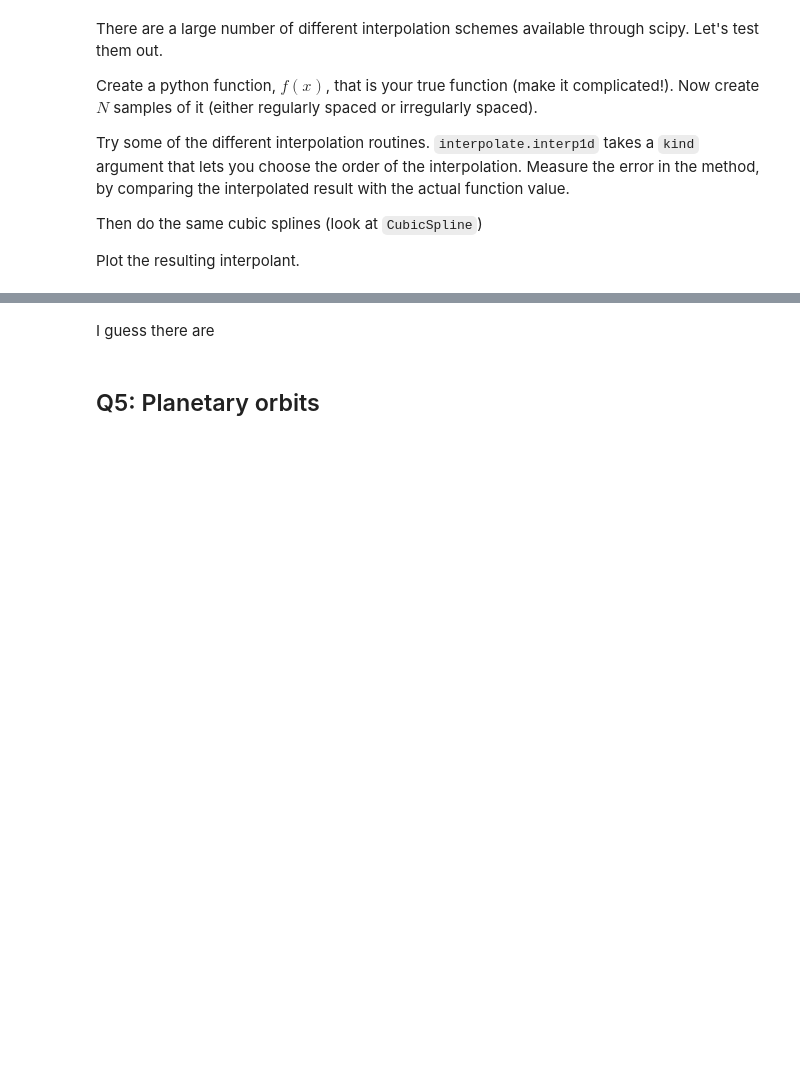
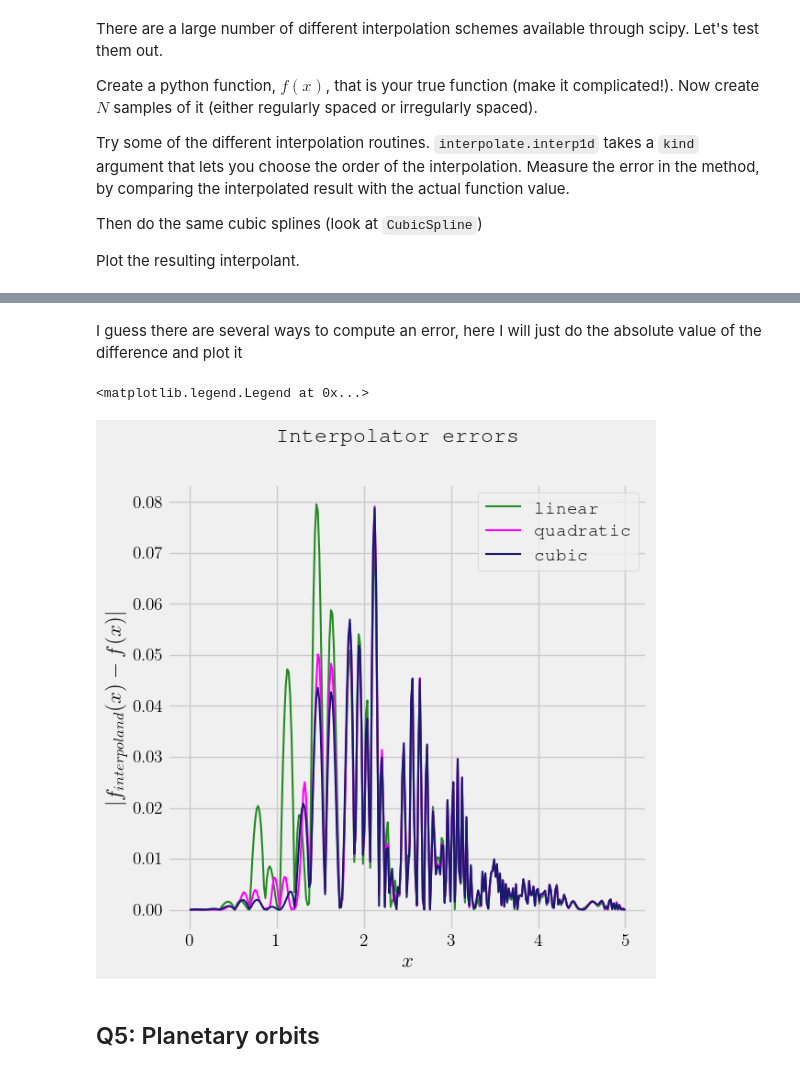
Before and after one commit to matilde-garcia/scientificcomputing_bicocca_2025, a Jupyter notebook: working/L04_mycode.ipynb, the cells around one changed output, grey strips where cells are left out. Saved outputs shown, nothing was run; the diff lists cells and outputs as text; code cells hidden in the pictures; blank space fills up the shorter version.

```diff
--- a/working/L04_mycode.ipynb
+++ b/working/L04_mycode.ipynb
@@ -58,5 +58,21 @@ ax.legend()
 # %% [markdown]
-I guess there are
+I guess there are several ways to compute an error, here I will just do the absolute value of the difference and plot it
+# %%
+err1 = np.abs(y_interp1(x1)-f(x1))
+err2 = np.abs(y_interp2(x1)-f(x1))
+err3 = np.abs(y_interp3(x1)-f(x1))
+
+fig, ax = plt.subplots(figsize = (6,6))
+fig.suptitle(r"Interpolator errors")
+ax.set_xlabel(r"$x$")
+ax.set_ylabel(r"$|f_{interpoland}(x) - f(x)|$")
+ax.plot(x1, err1, ls="-",linewidth = 1.5, label=r"linear", color = "forestgreen")
+ax.plot(x1, err2, ls="-", linewidth = 1.5, label=r"quadratic", color = "magenta")
+ax.plot(x1, err3, ls="-", linewidth = 1.5, label=r"cubic", color = "midnightblue")
+ax.legend()
+# %% [output]
+<matplotlib.legend.Legend at 0x...>
+[figure, added]
 # %% [markdown]
 ## Q5: Planetary orbits
 # %% [markdown]
```
Also changed, not shown: parts of 3 cells of this notebook.
